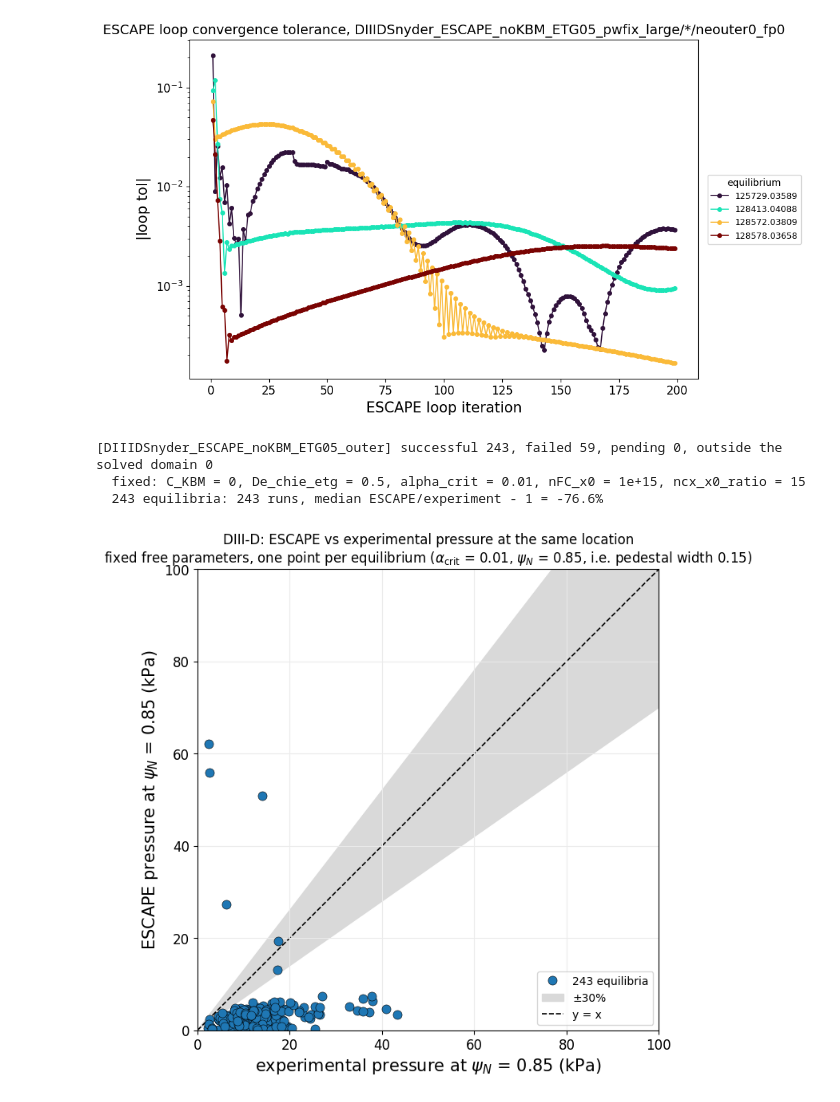
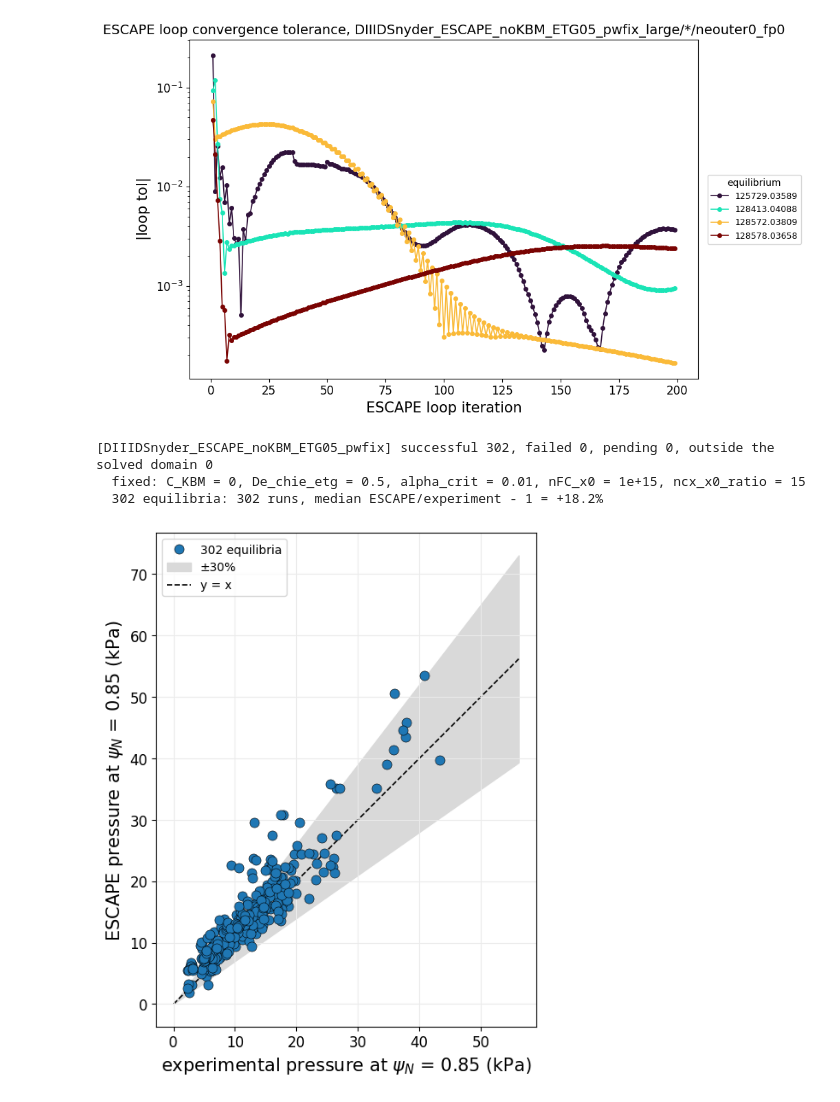
Before and after one commit to jlabbate15/ESCAPE, a Jupyter notebook: examples/device_prediction/DIII-D/plot_scan_SCfp_ESCAPE_profiles.ipynb, the cells around one changed output. Drawn from its saved outputs; the diff is of its cells as text; code cells hidden in the pictures.

```diff
--- a/examples/device_prediction/DIII-D/plot_scan_SCfp_ESCAPE_profiles.ipynb
+++ b/examples/device_prediction/DIII-D/plot_scan_SCfp_ESCAPE_profiles.ipynb
@@ -262,7 +262,7 @@ import matplotlib.pyplot as plt
 import numpy as np
 
 # ------------------------------------------------------------------ user input
-SCAN_DIR = Path('DIIIDSnyder_ESCAPE_noKBM_ETG05_outer')
+SCAN_DIR = Path('DIIIDSnyder_ESCAPE_noKBM_ETG05_pwfix')
 PSI_EXP = 0.85            # psi_N at which BOTH pressures are read
 PARAM_KEY = None          # free parameter on the colour axis; None = auto-detect
 AGREE_BAND = 0.30         # +/- fractional band shaded around the y = x agreement line
@@ -383,43 +383,43 @@ for v in param_vals:
     p_escape = np.array([r['p_escape'] for r in g])
     p_exp = np.array([r['p_exp'] for r in g])
     label = (f'{len(g)} equilibria' if v is None
              else rf'{param_label} = {v:g}')
     ax.plot(p_exp, p_escape, 'o', color=param_color[v], markersize=8, linestyle='none',
             markeredgecolor='black', markeredgewidth=0.4, label=label)
     rel = np.median(p_escape / p_exp - 1.0) * 100
     print(f'  {label}: {len(g)} runs, median ESCAPE/experiment - 1 = {rel:+.1f}%')
 
 # y = x: at this psi_N both axes are the same quantity, so this is agreement.
 lim_hi = 1.05 * max(max(r['p_escape'] for r in runs), max(r['p_exp'] for r in runs))
 x_line = np.array([0, lim_hi])
 ax.fill_between(x_line, (1 - AGREE_BAND) * x_line, (1 + AGREE_BAND) * x_line,
                 color='0.85', zorder=0, label=f'±{AGREE_BAND:.0%}')
 ax.plot(x_line, x_line, 'k--', linewidth=1.2, zorder=0, label='y = x')
 
-ax.set_xlim(0, 100)
-ax.set_ylim(0, 100)
+# ax.set_xlim(0, 100)
+# ax.set_ylim(0, 100)
 ax.set_aspect('equal', adjustable='box')
 ax.set_xlabel(rf'experimental pressure at $\psi_N$ = {PSI_EXP:g} (kPa)', fontsize=15)
 ax.set_ylabel(rf'ESCAPE pressure at $\psi_N$ = {PSI_EXP:g} (kPa)', fontsize=15)
 ax.tick_params(axis='both', labelsize=12)
 ax.grid(color='0.92', linewidth=0.8)
 ax.set_axisbelow(True)
 ax.legend(fontsize=10, loc='best')
 scan_title = (f'{param_label} scan' if param_key else 'fixed free parameters')
 alpha_note = (rf'$\alpha_{{\mathrm{{crit}}}}$ = {fixed["alpha_crit"]:g}, '
               if 'alpha_crit' in fixed else '')
-ax.set_title('DIII-D: ESCAPE vs experimental pressure at the same location\n'
-             f'{scan_title}, one point per equilibrium ('
-             + alpha_note
-             + rf'$\psi_N$ = {PSI_EXP:g}, i.e. pedestal width {1 - PSI_EXP:g})',
-             fontsize=12)
+# ax.set_title('DIII-D: ESCAPE vs experimental pressure at the same location\n'
+            #  f'{scan_title}, one point per equilibrium ('
+            #  + alpha_note
+            #  + rf'$\psi_N$ = {PSI_EXP:g}, i.e. pedestal width {1 - PSI_EXP:g})',
+            #  fontsize=12)
 # plt.tight_layout()
 plt.show()
 # %% [output]
-[DIIIDSnyder_ESCAPE_noKBM_ETG05_outer] successful 243, failed 59, pending 0, outside the solved domain 0
+[DIIIDSnyder_ESCAPE_noKBM_ETG05_pwfix] successful 302, failed 0, pending 0, outside the solved domain 0
   fixed: C_KBM = 0, De_chie_etg = 0.5, alpha_crit = 0.01, nFC_x0 = 1e+15, ncx_x0_ratio = 15
-  243 equilibria: 243 runs, median ESCAPE/experiment - 1 = -76.6%
+  302 equilibria: 302 runs, median ESCAPE/experiment - 1 = +18.2%
-[figure, old version]
+[figure, new version]
 # %%
 # --- Full scan over all equilibria: ESCAPE vs experimental n_e and T_e at psi_N = PSI_NT ---
 # Same runs, same reader layout and same psi_N as the pressure cell above, but the two
```
Also changed, not shown: parts of 1 cell of this notebook, 8 other files.
